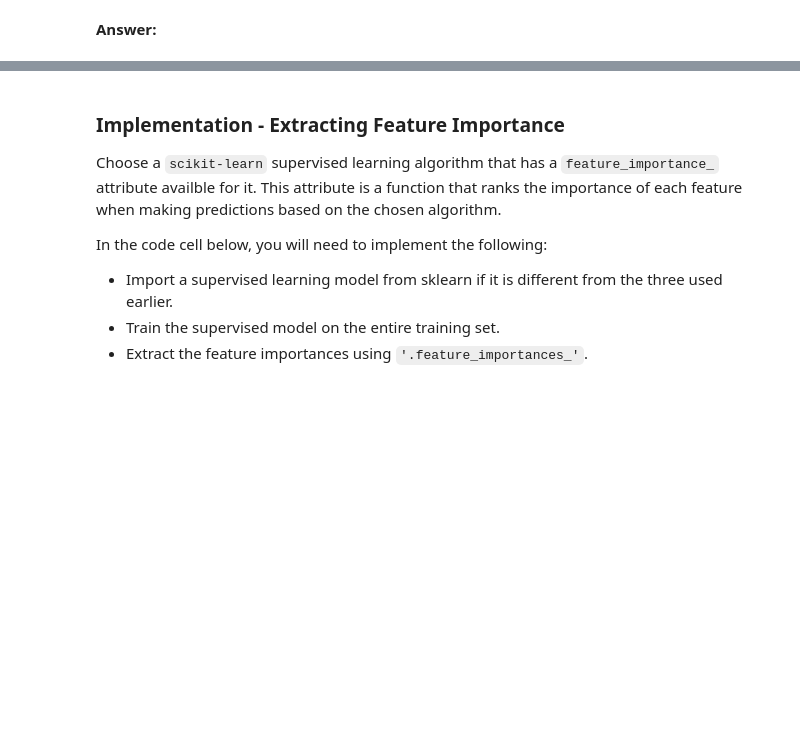
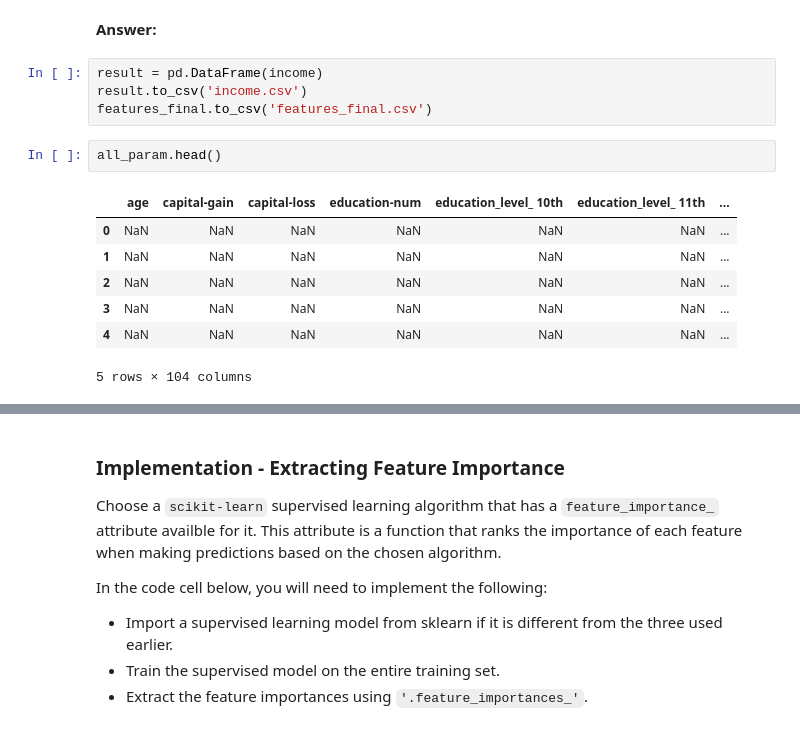
Before and after one commit to rodrigomaruyama/data_science, a Jupyter notebook: finding_donors.ipynb, the cells around one changed output, grey strips where cells are left out. Cells and saved outputs as stored; diff of their text form; blank space fills up the shorter version.

```diff
--- a/finding_donors.ipynb
+++ b/finding_donors.ipynb
@@ -725,3 +744,17 @@ Choose a scikit-learn classifier (e.g., adaboost, random forests) that has a `fe
 When **Exploring the Data**, it was shown there are thirteen available features for each individual on record in the census data. Of these thirteen records, which five features do you believe to be most important for prediction, and in what order would you rank them and why?
 # %% [markdown]
 **Answer:**
+# %%
+result = pd.DataFrame(income)
+result.to_csv('income.csv')
+features_final.to_csv('features_final.csv')
+# %%
+all_param.head()
+# %% [output]
+|  | age | capital-gain | capital-loss | education-num | education_level_ 10th | education_level_ 11th | ... |
+| 0 | NaN | NaN | NaN | NaN | NaN | NaN | ... |
+| 1 | NaN | NaN | NaN | NaN | NaN | NaN | ... |
+| 2 | NaN | NaN | NaN | NaN | NaN | NaN | ... |
+| 3 | NaN | NaN | NaN | NaN | NaN | NaN | ... |
+| 4 | NaN | NaN | NaN | NaN | NaN | NaN | ... |
+5 rows × 104 columns
```
Also changed, not shown: parts of 26 cells of this notebook.
